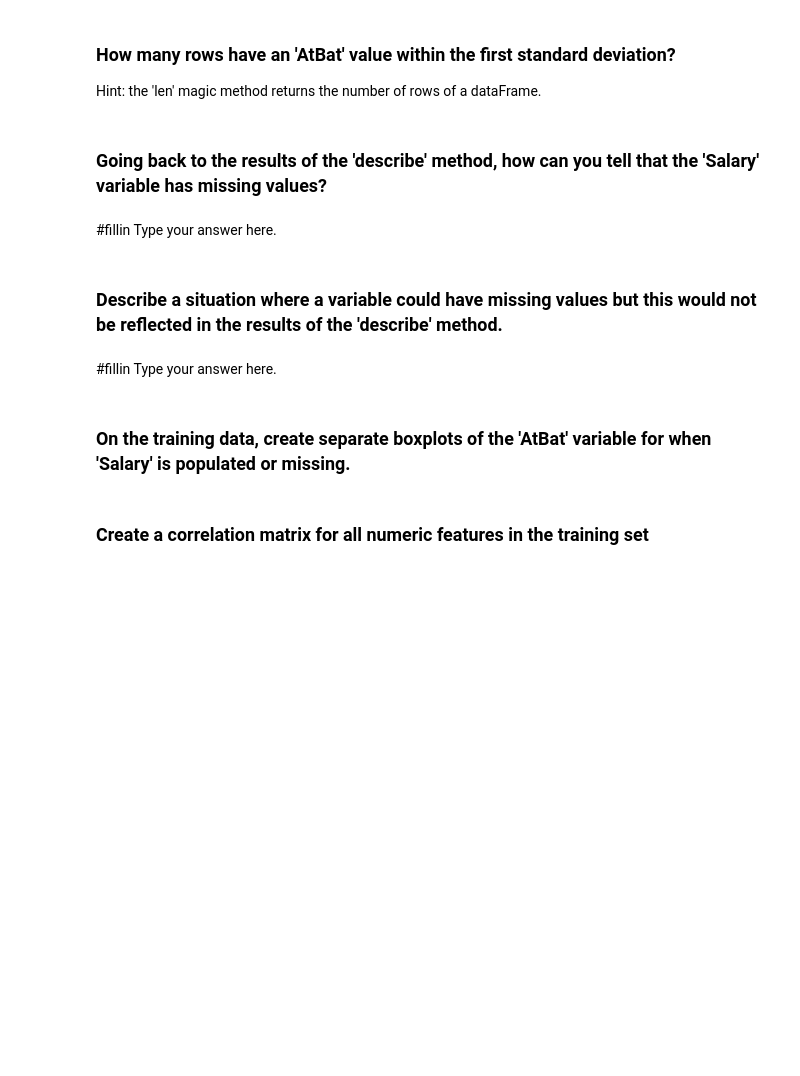
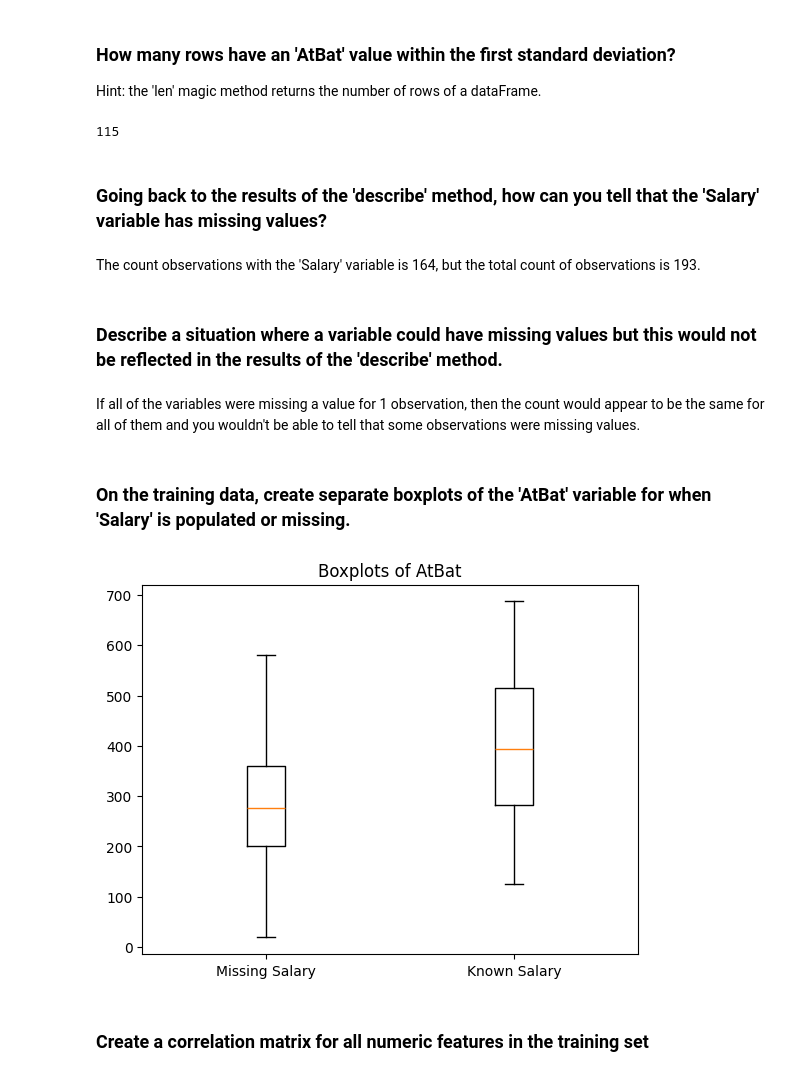
Before and after one commit to cartereleanor3/code_2600, a Jupyter notebook: mod03_eda.ipynb, the cells around one changed output. Drawn from its saved outputs; the diff is of its cells as text; code cells hidden in the pictures; blank space fills up the shorter version.

```diff
--- a/mod03_eda.ipynb
+++ b/mod03_eda.ipynb
@@ -107,25 +141,38 @@ subset.describe()
 # %% [markdown]
 ### Let's standardize the AtBat feature (i.e., normalize by z-scores). We'll create a new column in the training data called 'AtBat_st' to represent this.
 # %%
-#fillin
+Train['AtBat_st'] = (Train['AtBat']-Train['AtBat'].mean())/Train['AtBat'].std()
 # %% [markdown]
 ### How many rows have an 'AtBat' value within the first standard deviation?
 
 Hint: the 'len' magic method returns the number of rows of a dataFrame.
 # %%
-#fillin
+below = Train[Train['AtBat_st'] < 1]
+above_and_below = below[below['AtBat_st'] > -1]
+print(len(above_and_below))
+# %% [output]
+115
 # %% [markdown]
 ### Going back to the results of the 'describe' method, how can you tell that the 'Salary' variable has missing values?
 # %% [markdown]
-#fillin Type your answer here.
+The count observations with the 'Salary' variable is 164, but the total count of observations is 193.
 # %% [markdown]
 ### Describe a situation where a variable could have missing values but this would not be reflected in the results of the 'describe' method.
 # %% [markdown]
-#fillin Type your answer here.
+If all of the variables were missing a value for 1 observation, then the count would appear to be the same for all of them and you wouldn't be able to tell that some observations were missing values.
 # %% [markdown]
 ### On the training data, create separate boxplots of the 'AtBat' variable for when 'Salary' is populated or missing.
 # %%
-#fillin
+missing = Train[Train['Salary'].isna()]
+populated = Train[Train['Salary'].notna()]
+
+fig, axes = plt.subplots()
+axes.boxplot([missing['AtBat'], populated['AtBat']])
+axes.set_xticklabels(['Missing Salary', 'Known Salary'])
+axes.set_title('Boxplots of AtBat')
+plt.show()
+# %% [output]
+[figure, added]
 # %% [markdown]
 ### Create a correlation matrix for all numeric features in the training set
 # %%
```
Also changed, not shown: parts of 6 cells of this notebook.
